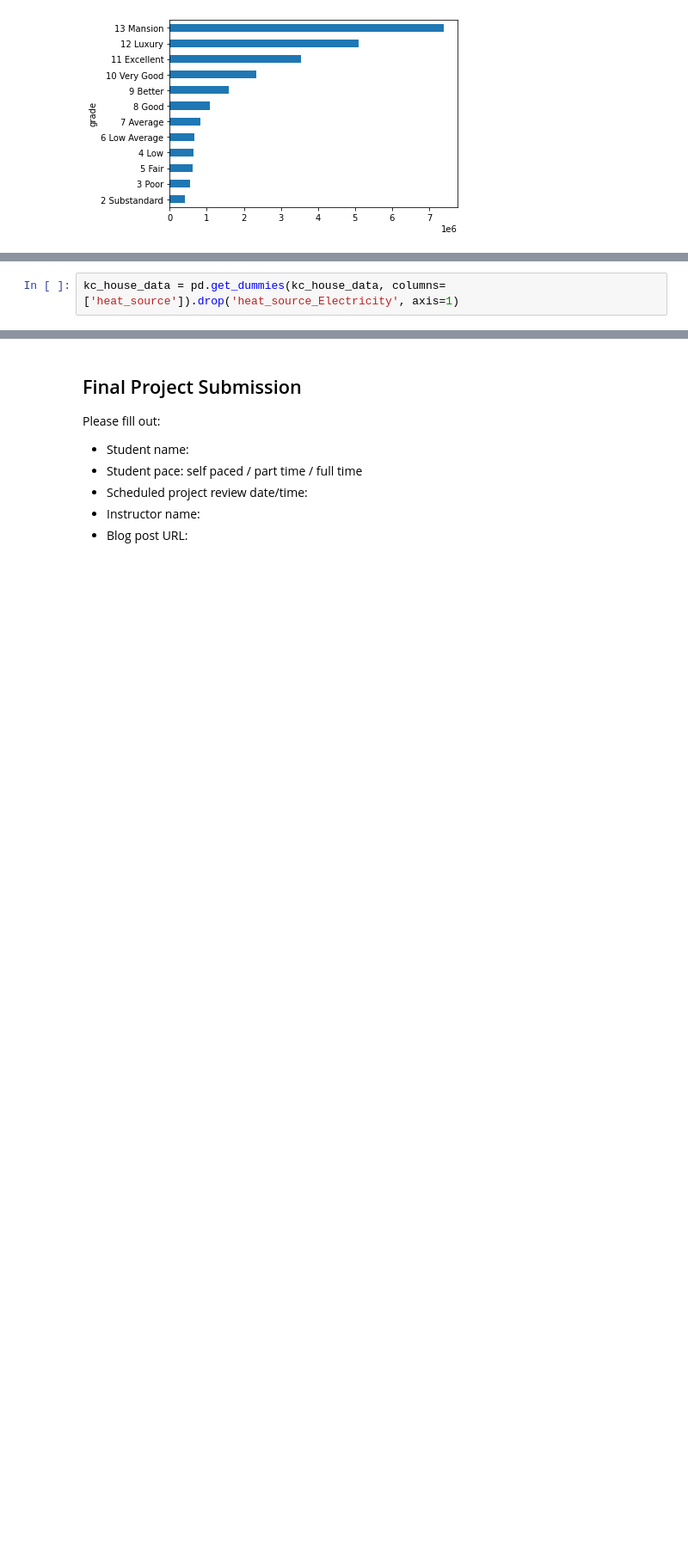
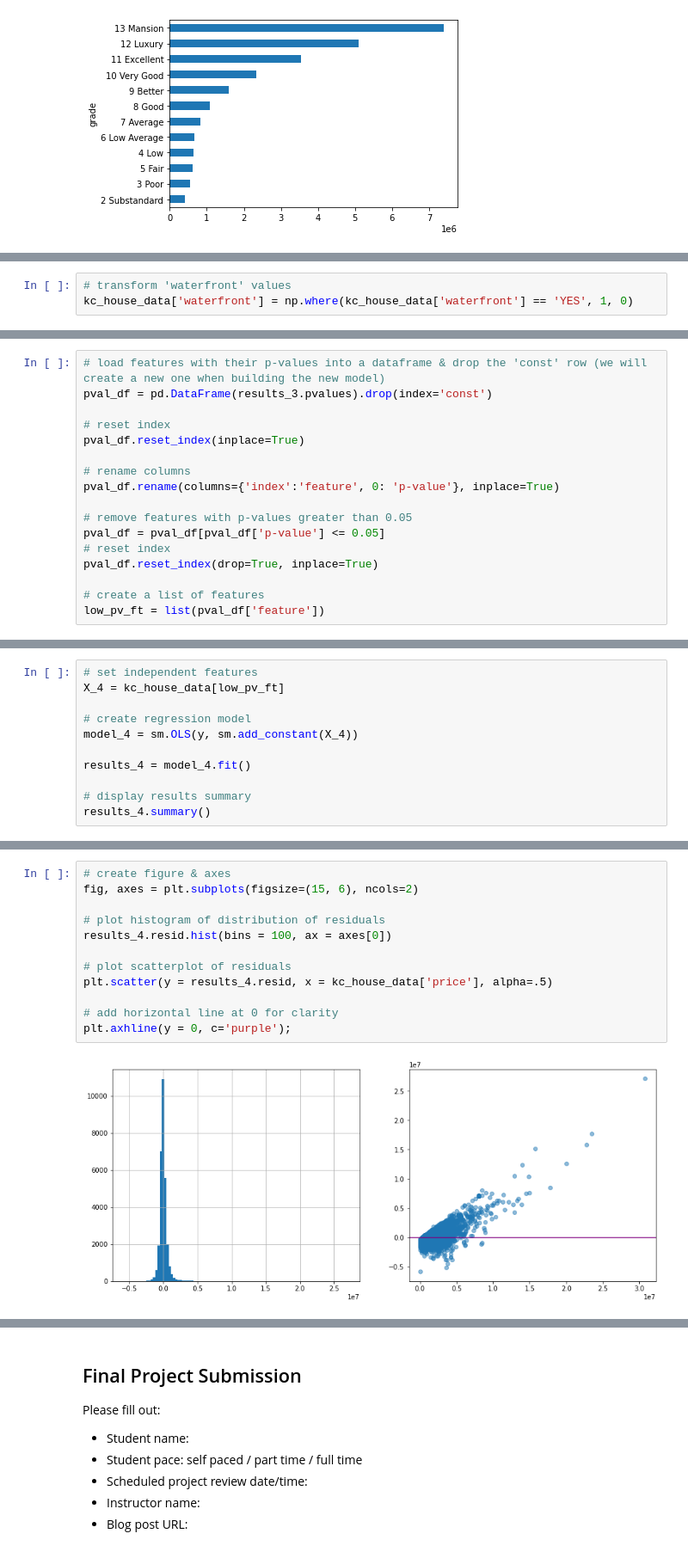
Before and after one commit to terminalcoder/Home-Features-Analysis, a Jupyter notebook: student.ipynb, the cells around one changed output, grey strips where cells are left out. Shown at 86% size. Cells and saved outputs as stored; diff of their text form; blank space fills up the shorter version.

Commit message:
removed high pval features

```diff
--- a/student.ipynb
+++ b/student.ipynb
@@ -326,2 +227,0 @@ kc_house_data = pd.get_dummies(kc_house_data, columns= ['sewer_system']).drop('s
-# %%
-kc_house_data = pd.get_dummies(kc_house_data, columns= ['heat_source']).drop('heat_source_Electricity', axis=1)
@@ -424,0 +256,3 @@ axes[1].set_title('Logged Target');
+# %%
+# transform 'waterfront' values
+kc_house_data['waterfront'] = np.where(kc_house_data['waterfront'] == 'YES', 1, 0)
@@ -424,0 +323,17 @@ axes[1].set_title('Logged Target');
+# %%
+# load features with their p-values into a dataframe & drop the 'const' row (we will create a new one when building the new model)
+pval_df = pd.DataFrame(results_3.pvalues).drop(index='const')
+
+# reset index
+pval_df.reset_index(inplace=True)
+
+# rename columns
+pval_df.rename(columns={'index':'feature', 0: 'p-value'}, inplace=True)
+
+# remove features with p-values greater than 0.05
+pval_df = pval_df[pval_df['p-value'] <= 0.05]
+# reset index
+pval_df.reset_index(drop=True, inplace=True)
+
+# create a list of features
+low_pv_ft = list(pval_df['feature'])
@@ -424,0 +342,11 @@ axes[1].set_title('Logged Target');
+# %%
+# set independent features
+X_4 = kc_house_data[low_pv_ft]
+
+# create regression model
+model_4 = sm.OLS(y, sm.add_constant(X_4))
+
+results_4 = model_4.fit()
+
+# display results summary
+results_4.summary()
@@ -424,0 +401,14 @@ axes[1].set_title('Logged Target');
+# %%
+# create figure & axes
+fig, axes = plt.subplots(figsize=(15, 6), ncols=2)
+
+# plot histogram of distribution of residuals
+results_4.resid.hist(bins = 100, ax = axes[0])
+
+# plot scatterplot of residuals
+plt.scatter(y = results_4.resid, x = kc_house_data['price'], alpha=.5)
+
+# add horizontal line at 0 for clarity
+plt.axhline(y = 0, c='purple');
+# %% [output]
+[figure, added]
```
Also changed, not shown: parts of 63 cells of this notebook.
